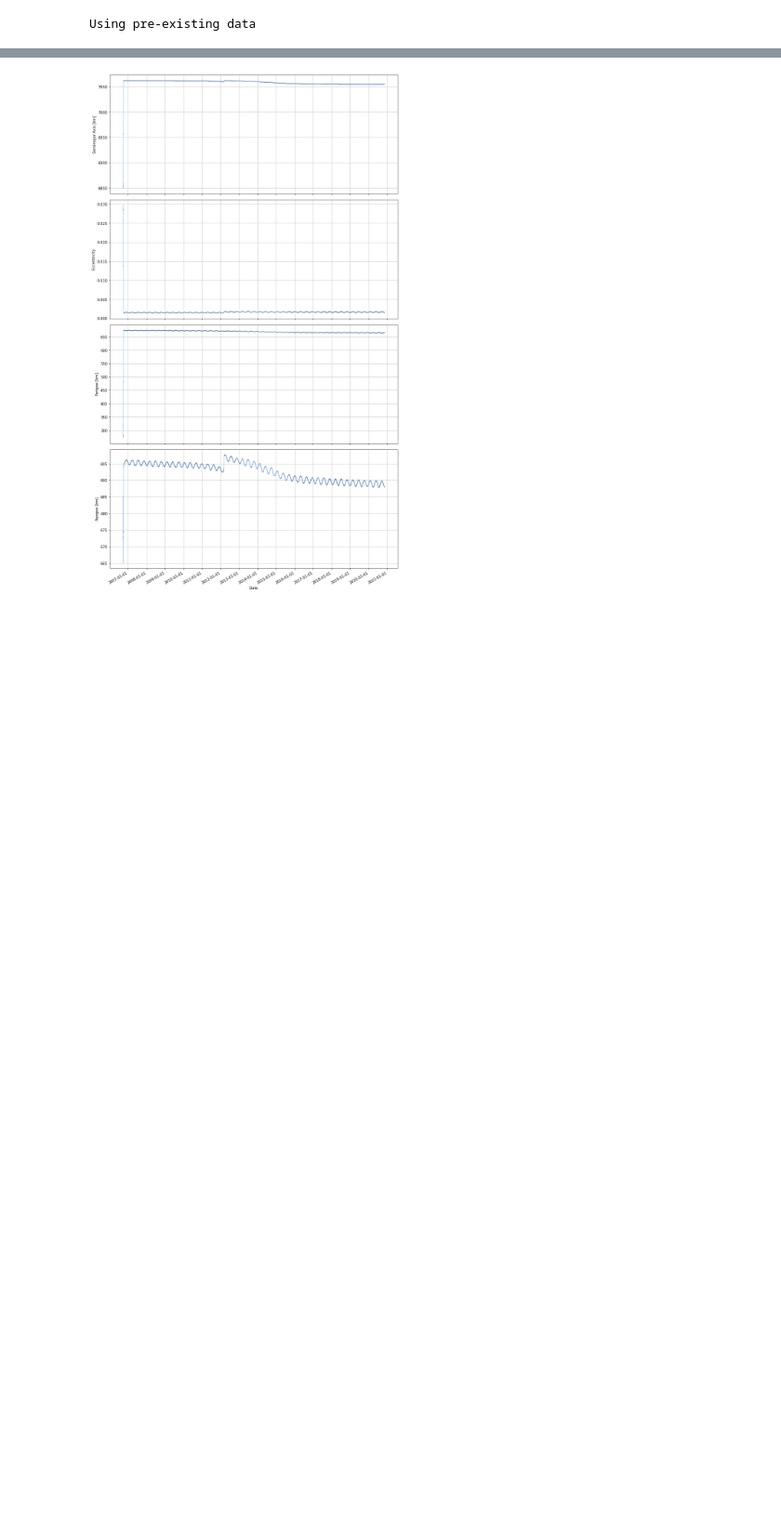
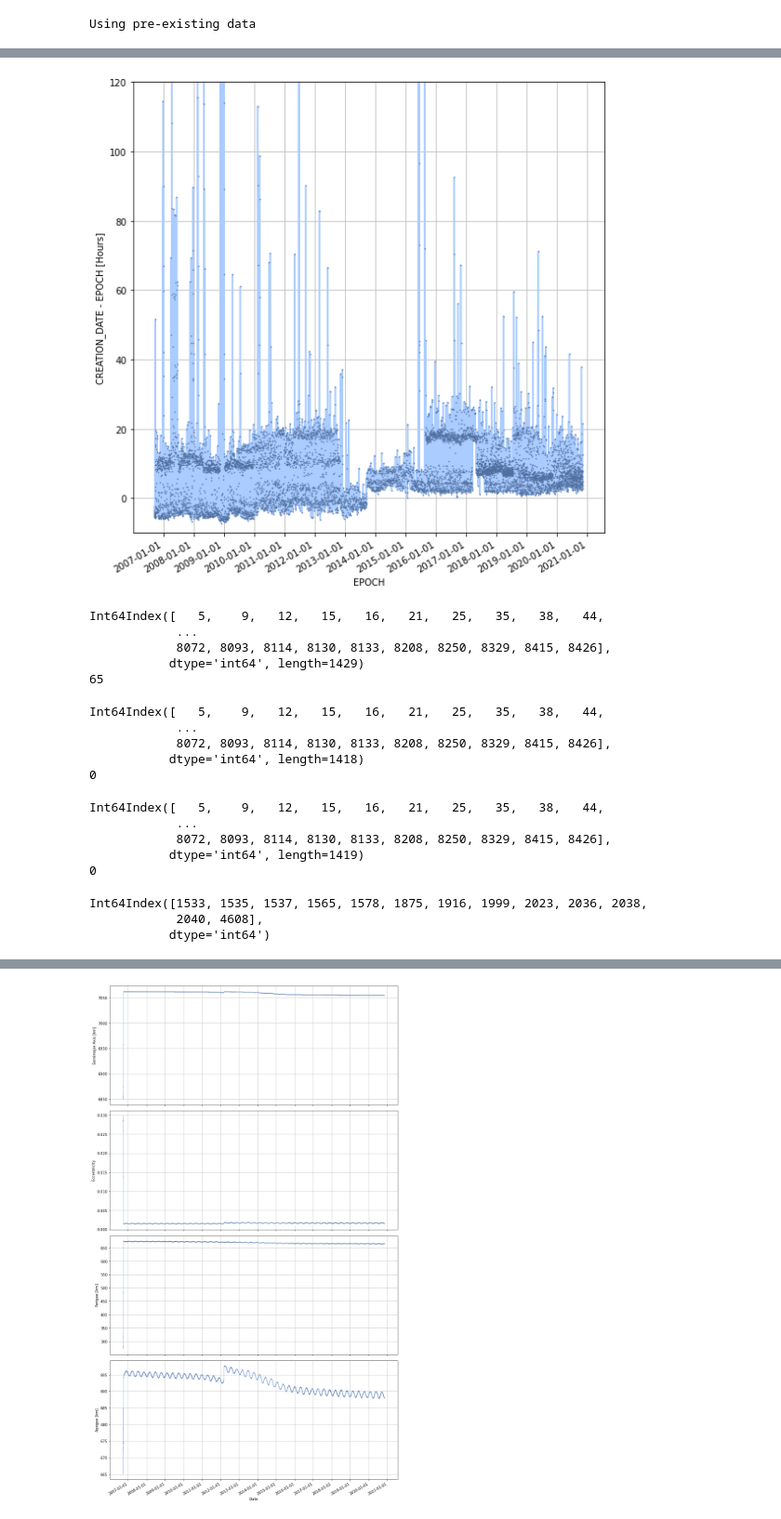
Before and after one commit to nishida/tle, a Jupyter notebook: spacetracktest3-gp.ipynb, the cells around one changed output, grey strips where cells are left out. Shown at 93% size. Saved outputs shown, nothing was run; the diff lists cells and outputs as text; code cells hidden in the pictures; blank space fills up the shorter version.

```diff
--- a/spacetracktest3-gp.ipynb
+++ b/spacetracktest3-gp.ipynb
@@ -30,12 +31,6 @@ import spacetrackaccount
 # print("Login with " + spacetrackaccount.userid)
 # %%
 st = SpaceTrackClient(spacetrackaccount.userid, spacetrackaccount.password)
-# %%
-def mycallback(until):
-    duration = int(round(until - time.monotonic()))
-    print('Sleeping for {:d} seconds.'.format(duration))
-
-st.callback = mycallback
 # %%
 # gp APIを用いてHinodeの軌道データをJSON形式でダウンロード (既にダウンロード済みの場合はそれを使う)
 norad_cat_id = 29479
@@ -53,0 +95,4 @@ Using pre-existing data
+# %%
+# CREATION_DATE と EPOCH の時間差 (単位: 時間)
+timelag = (df['CREATION_DATE'] - df['EPOCH']) / pd.Timedelta(hours = 1)
+timelag.describe()
@@ -53,0 +109,58 @@ Using pre-existing data
+# %%
+fig = plt.figure(figsize=(8, 8))
+ax1 = fig.add_subplot(1, 1, 1)
+ax1.plot(df['EPOCH'], timelag, color='#aaccff', marker='.', markersize=1, markeredgecolor='#5070a0')
+ax1.set_ylim(-10, 120)
+ax1.xaxis.set_major_locator(mdates.MonthLocator(bymonthday=1, bymonth=1, tz=None))
+ax1.xaxis.set_major_formatter(mdates.DateFormatter("%Y-%m-%d"))
+ax1.set_xlabel("EPOCH")
+ax1.set_ylabel("CREATION_DATE - EPOCH [Hours]")
+ax1.grid(b=True, which='major', color='#bbbbbb', linestyle='-')
+fig.autofmt_xdate()
+plt.tight_layout()
+plt.show()
+# %% [output]
+[figure, added]
+# %%
+# EPOCHでソートした場合、CREATION_DATEは昇順とは限らない (重複もある)
+dcreation = df['CREATION_DATE'].diff()
+print(dcreation[dcreation < pd.Timedelta(0)].index)
+print(df.duplicated(subset='CREATION_DATE', keep=False).sum())
+# %% [output]
+Int64Index([   5,    9,   12,   15,   16,   21,   25,   35,   38,   44,
+            ...
+            8072, 8093, 8114, 8130, 8133, 8208, 8250, 8329, 8415, 8426],
+           dtype='int64', length=1429)
+65
+# %%
+# EPOCHでソートした場合、FILEは昇順とは限らない (近年のデータでは重複はない、古いデータでは重複している)
+dfile = df['FILE'].diff()
+print(dfile[dfile < 0].index)
+print(df.duplicated(subset='FILE', keep=False).sum())
+# %% [output]
+Int64Index([   5,    9,   12,   15,   16,   21,   25,   35,   38,   44,
+            ...
+            8072, 8093, 8114, 8130, 8133, 8208, 8250, 8329, 8415, 8426],
+           dtype='int64', length=1418)
+0
+# %%
+# EPOCHでソートした場合、GP_IDは昇順とは限らない (重複はない)
+dgpid = df['GP_ID'].diff()
+print(dgpid[dgpid < 0].index)
+print(df.duplicated(subset='GP_ID', keep=False).sum())
+# %% [output]
+Int64Index([   5,    9,   12,   15,   16,   21,   25,   35,   38,   44,
+            ...
+            8072, 8093, 8114, 8130, 8133, 8208, 8250, 8329, 8415, 8426],
+           dtype='int64', length=1419)
+0
+# %%
+# GP_IDでソートした場合、CREATION_DATE が逆転しているのは少数のデータのみ
+# 「おおむね」作成順に付与されている
+df2 = df.sort_values(['GP_ID', 'CREATION_DATE']).reset_index(drop=True)
+dcreation2 = df2['CREATION_DATE'].diff()
+print(dcreation2[dcreation2 < pd.Timedelta(0)].index)
+# %% [output]
+Int64Index([1533, 1535, 1537, 1565, 1578, 1875, 1916, 1999, 2023, 2036, 2038,
+            2040, 4608],
+           dtype='int64')
```
Also changed, not shown: parts of 24 cells of this notebook.
